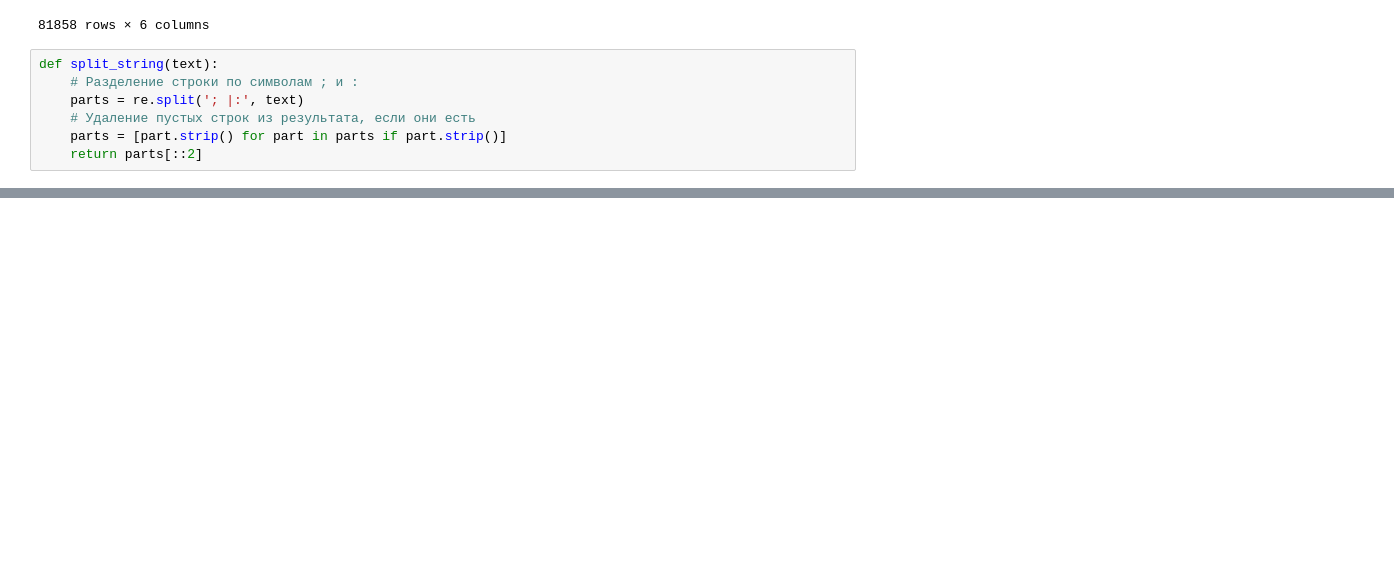
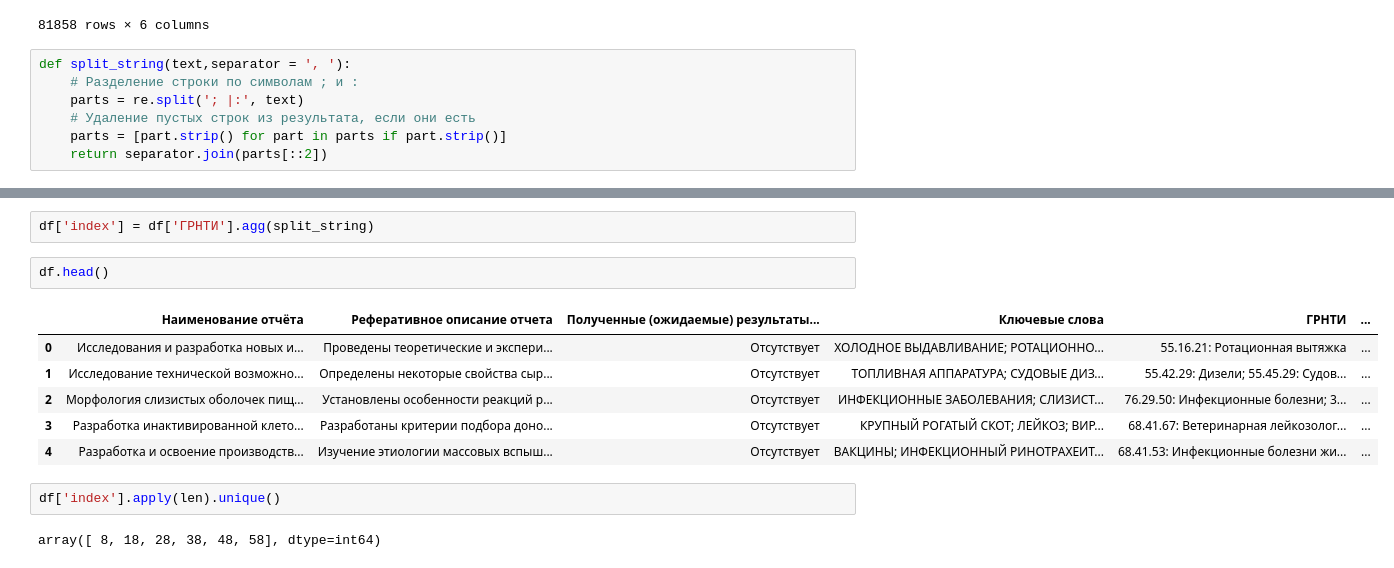
Before and after one commit to Lizard2005/HAKATON, a Jupyter notebook: Data Hakaton.ipynb, the cells around one changed output, grey strips where cells are left out. Saved outputs shown, nothing was run; the diff lists cells and outputs as text; blank space fills up the shorter version.

```diff
--- a/Data Hakaton.ipynb
+++ b/Data Hakaton.ipynb
@@ -116,9 +112,9 @@ df
 | 81867 | Развернутый промежуточный отчет о... | Настоящий проект проведен в рамка... | Отсутствует | Биоресурсы, Биотехнология, Геномн... | 62.09.39: Микроорганизмы-продуцен... | ... |
 81858 rows × 6 columns
 # %%
-def split_string(text):
+def split_string(text,separator = ', '):
     # Разделение строки по символам ; и :
     parts = re.split('; |:', text)
     # Удаление пустых строк из результата, если они есть
     parts = [part.strip() for part in parts if part.strip()]
-    return parts[::2]
+    return separator.join(parts[::2])
@@ -128,0 +125,15 @@ split_string('10.17.47: Государственное регулировани
+# %%
+df['index'] = df['ГРНТИ'].agg(split_string)
+# %%
+df.head()
+# %% [output]
+|  | Наименование отчёта | Реферативное описание отчета | Полученные (ожидаемые) результаты... | Ключевые слова | ГРНТИ | ... |
+| 0 | Исследования и разработка новых и... | Проведены теоретические и экспери... | Отсутствует | ХОЛОДНОЕ ВЫДАВЛИВАНИЕ; РОТАЦИОННО... | 55.16.21: Ротационная вытяжка | ... |
+| 1 | Исследование технической возможно... | Определены некоторые свойства сыр... | Отсутствует | ТОПЛИВНАЯ АППАРАТУРА; СУДОВЫЕ ДИЗ... | 55.42.29: Дизели; 55.45.29: Судов... | ... |
+| 2 | Морфология слизистых оболочек пищ... | Установлены особенности реакций р... | Отсутствует | ИНФЕКЦИОННЫЕ ЗАБОЛЕВАНИЯ; СЛИЗИСТ... | 76.29.50: Инфекционные болезни; 3... | ... |
+| 3 | Разработка инактивированной клето... | Разработаны критерии подбора доно... | Отсутствует | КРУПНЫЙ РОГАТЫЙ СКОТ; ЛЕЙКОЗ; ВИР... | 68.41.67: Ветеринарная лейкозолог... | ... |
+| 4 | Разработка и освоение производств... | Изучение этиологии массовых вспыш... | Отсутствует | ВАКЦИНЫ; ИНФЕКЦИОННЫЙ РИНОТРАХЕИТ... | 68.41.53: Инфекционные болезни жи... | ... |
+# %%
+df['index'].apply(len).unique()
+# %% [output]
+array([ 8, 18, 28, 38, 48, 58], dtype=int64)
```
Also changed, not shown: parts of 7 cells of this notebook.
